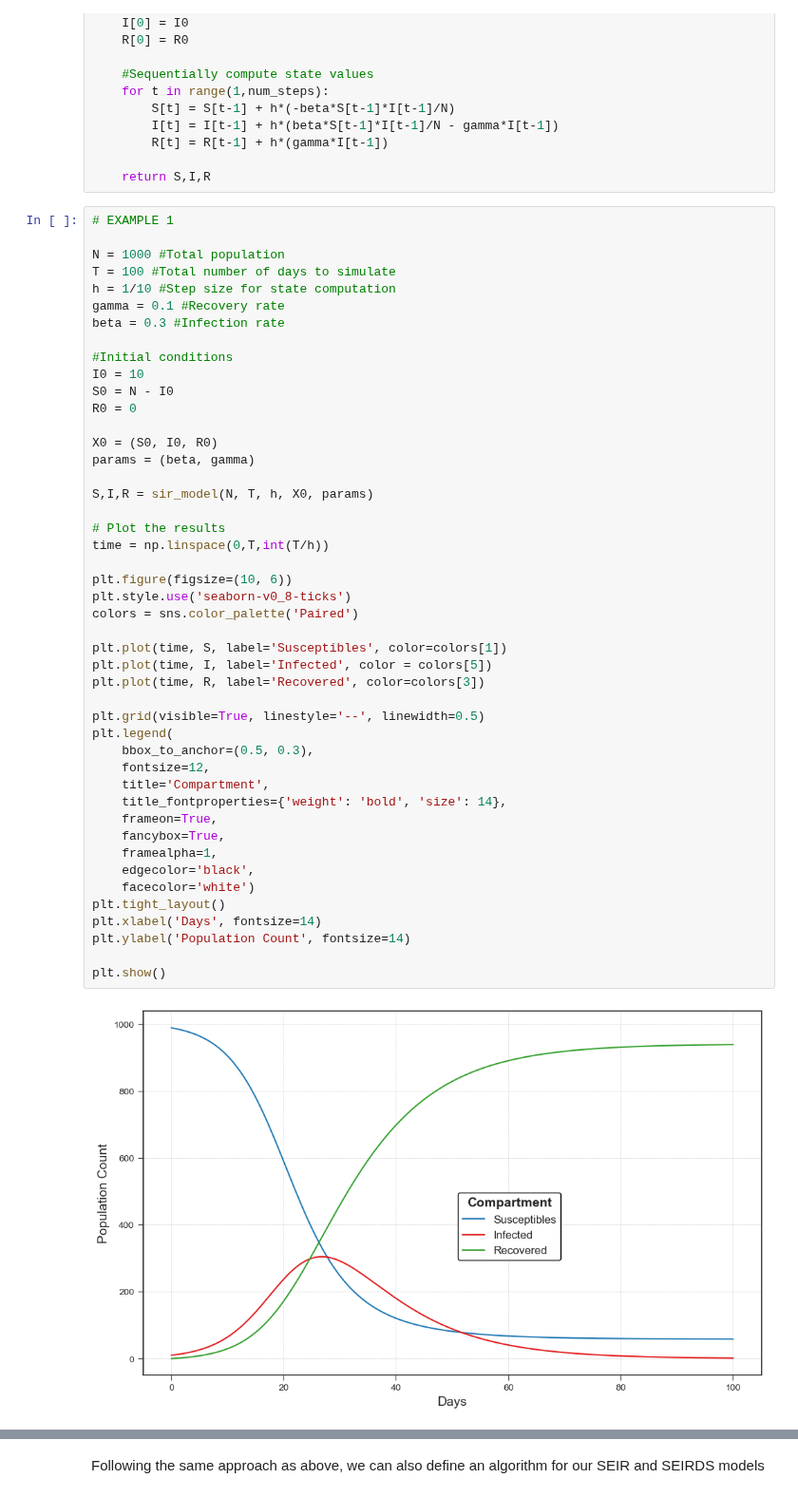
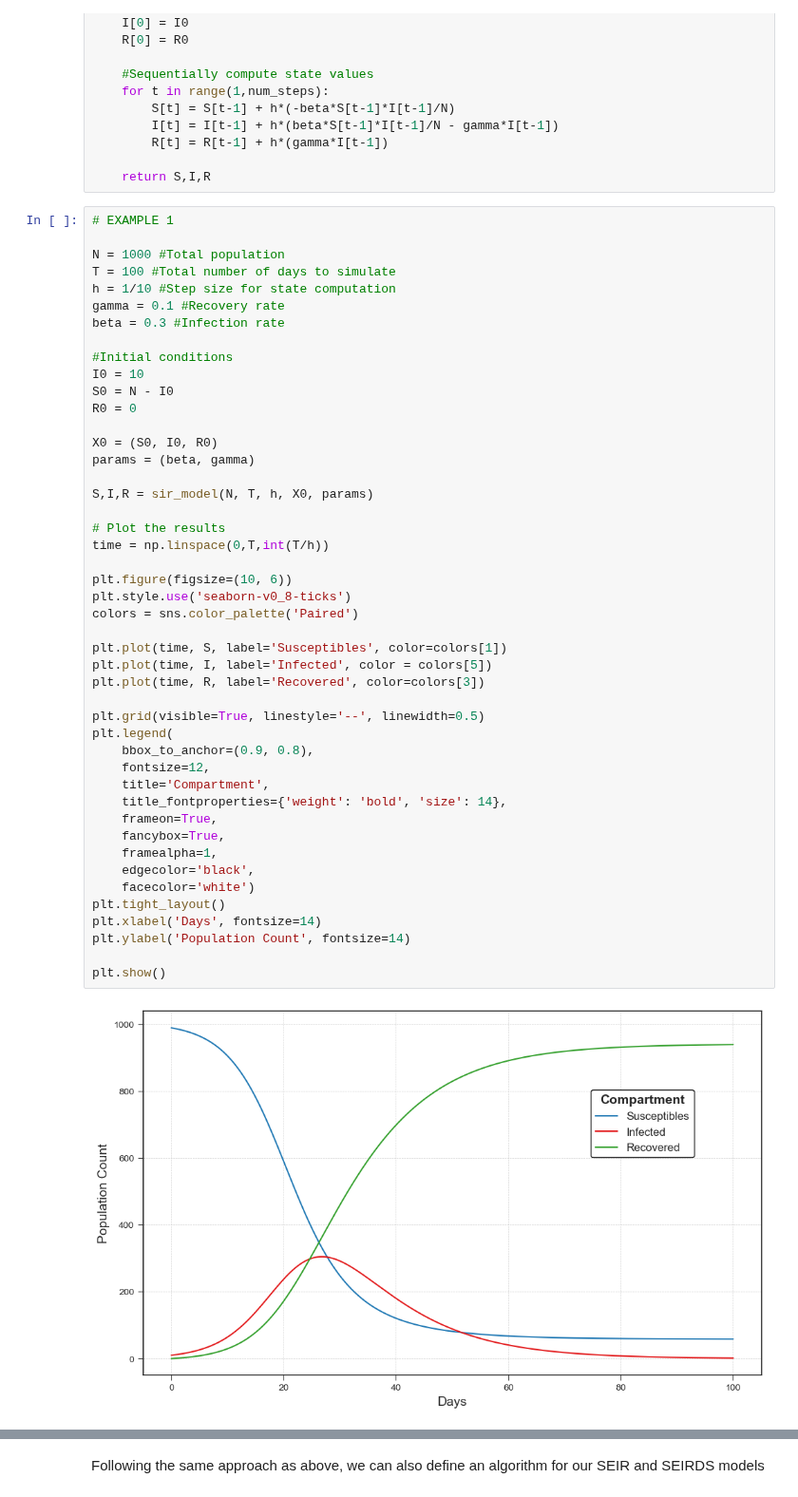
Before and after one commit to rosastreg/Undergrad_AM_Thesis, a Jupyter notebook: Theory/Epidemic_Modelling.ipynb, the cells around one changed output, grey strips where cells are left out. Shown at 95% size. Cells and saved outputs as stored; diff of their text form.

```diff
--- a/Theory/Epidemic_Modelling.ipynb
+++ b/Theory/Epidemic_Modelling.ipynb
@@ -61,32 +62,32 @@ params = (beta, gamma)
 
 S,I,R = sir_model(N, T, h, X0, params)
 
 # Plot the results
 time = np.linspace(0,T,int(T/h))
 
 plt.figure(figsize=(10, 6))
 plt.style.use('seaborn-v0_8-ticks')
 colors = sns.color_palette('Paired')
 
 plt.plot(time, S, label='Susceptibles', color=colors[1])
 plt.plot(time, I, label='Infected', color = colors[5])
 plt.plot(time, R, label='Recovered', color=colors[3])
 
 plt.grid(visible=True, linestyle='--', linewidth=0.5)
 plt.legend(
-    bbox_to_anchor=(0.5, 0.3),
+    bbox_to_anchor=(0.9, 0.8),
     fontsize=12,
     title='Compartment',
     title_fontproperties={'weight': 'bold', 'size': 14},
     frameon=True,
     fancybox=True,
     framealpha=1,
     edgecolor='black',
     facecolor='white')
 plt.tight_layout()
 plt.xlabel('Days', fontsize=14)
 plt.ylabel('Population Count', fontsize=14)
 
 plt.show()
 # %% [output]
-[figure, old version]
+[figure, new version]
```
Also changed, not shown: parts of 13 cells of this notebook.
